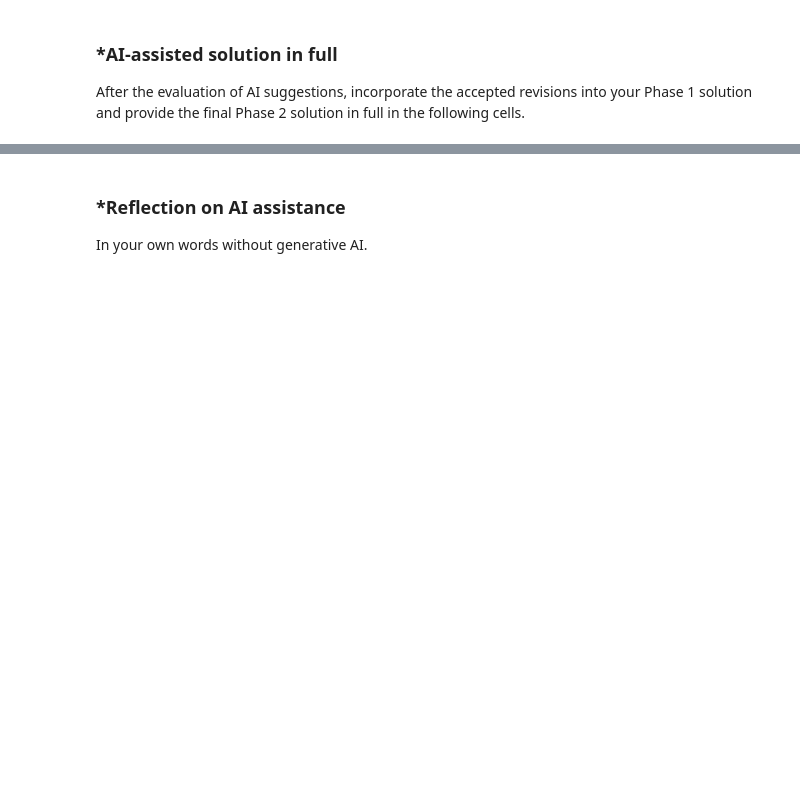
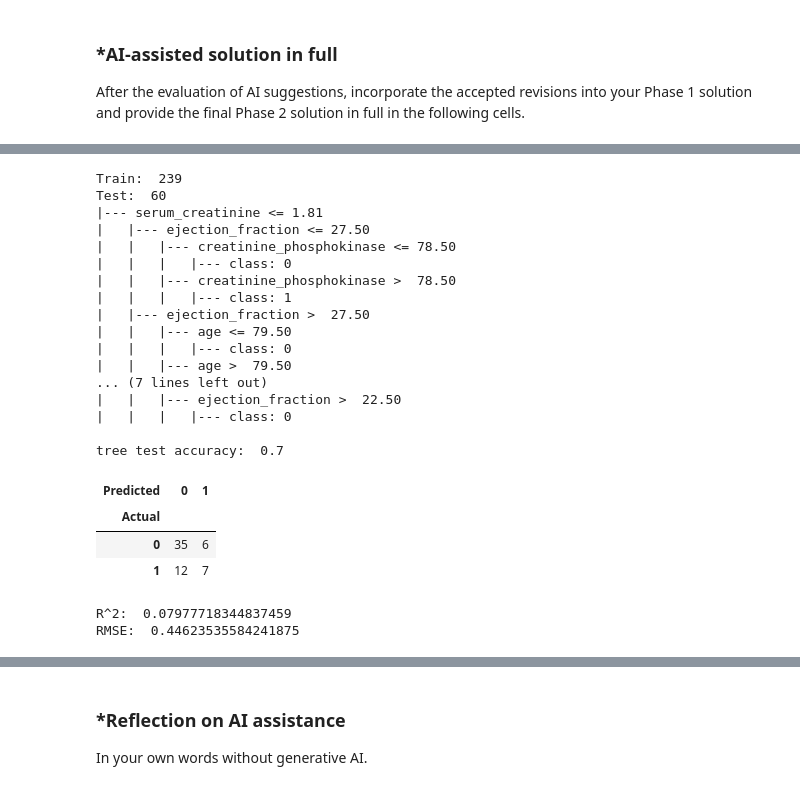
Before and after one commit to derekhatherley/L03-tree-stability, a Jupyter notebook: notebook.ipynb, the cells around one changed output, grey strips where cells are left out. Drawn from its saved outputs; the diff is of its cells as text; code cells hidden in the pictures; blank space fills up the shorter version.

```diff
--- a/notebook.ipynb
+++ b/notebook.ipynb
@@ -384,0 +472,74 @@ After the evaluation of AI suggestions, incorporate the accepted revisions into
+# %%
+#q2 test train split
+from sklearn.preprocessing import StandardScaler
+from sklearn.model_selection import train_test_split
+
+seed = 100
+
+X = df.drop(columns = ['DEATH_EVENT'])
+y = df["DEATH_EVENT"]
+
+X_train, X_test, y_train, y_test = train_test_split(X, y, test_size=0.2, random_state= seed, stratify=y)
+X_test_q2 = X_test.copy()
+
+print("Train: ",  len(X_train))
+print("Test: ", len(X_test))
+
+
+#tree
+from sklearn.tree import DecisionTreeClassifier, export_text
+
+tree = DecisionTreeClassifier(max_depth = 3, random_state=seed).fit(X_train, y_train)
+print(export_text(tree, feature_names=list(X.columns)))
+
+#set aside (predicted probability of death, not just the 0/1 class)
+tree_pred = tree.predict_proba(X_test)[:, 1]
+
+#accuracy
+print("tree test accuracy: ", np.mean(y_test == (tree_pred > 0.5)))
+
+display(pd.crosstab(y_test, (tree_pred > 0.5).astype(int), rownames=['Actual'], colnames=['Predicted']))
+
+#linear model
+from sklearn.linear_model import LinearRegression
+
+# scaler
+scaler = StandardScaler()
+Z_train = scaler.fit_transform(X_train)
+Z_test = scaler.transform(X_test)
+
+linear = LinearRegression().fit(Z_train, y_train)
+
+#set aside
+linear_pred = linear.predict(Z_test)
+
+residuals = y_test - linear_pred
+rsq = linear.score(Z_test, y_test)
+rmse = np.sqrt(np.mean(residuals **2 ))
+
+print("R^2: ", rsq)
+print("RMSE: ", rmse)
+# %% [output]
+Train:  239
+Test:  60
+|--- serum_creatinine <= 1.81
+|   |--- ejection_fraction <= 27.50
+|   |   |--- creatinine_phosphokinase <= 78.50
+|   |   |   |--- class: 0
+|   |   |--- creatinine_phosphokinase >  78.50
+|   |   |   |--- class: 1
+|   |--- ejection_fraction >  27.50
+|   |   |--- age <= 79.50
+|   |   |   |--- class: 0
+|   |   |--- age >  79.50
+... (7 lines left out)
+|   |   |--- ejection_fraction >  22.50
+|   |   |   |--- class: 0
+
+tree test accuracy:  0.7
+| Predicted | 0 | 1 |
+| Actual |  |  |
+| 0 | 35 | 6 |
+| 1 | 12 | 7 |
+R^2:  0.07977718344837459
+RMSE:  0.44623535584241875
```
Also changed, not shown: parts of 17 cells of this notebook.
